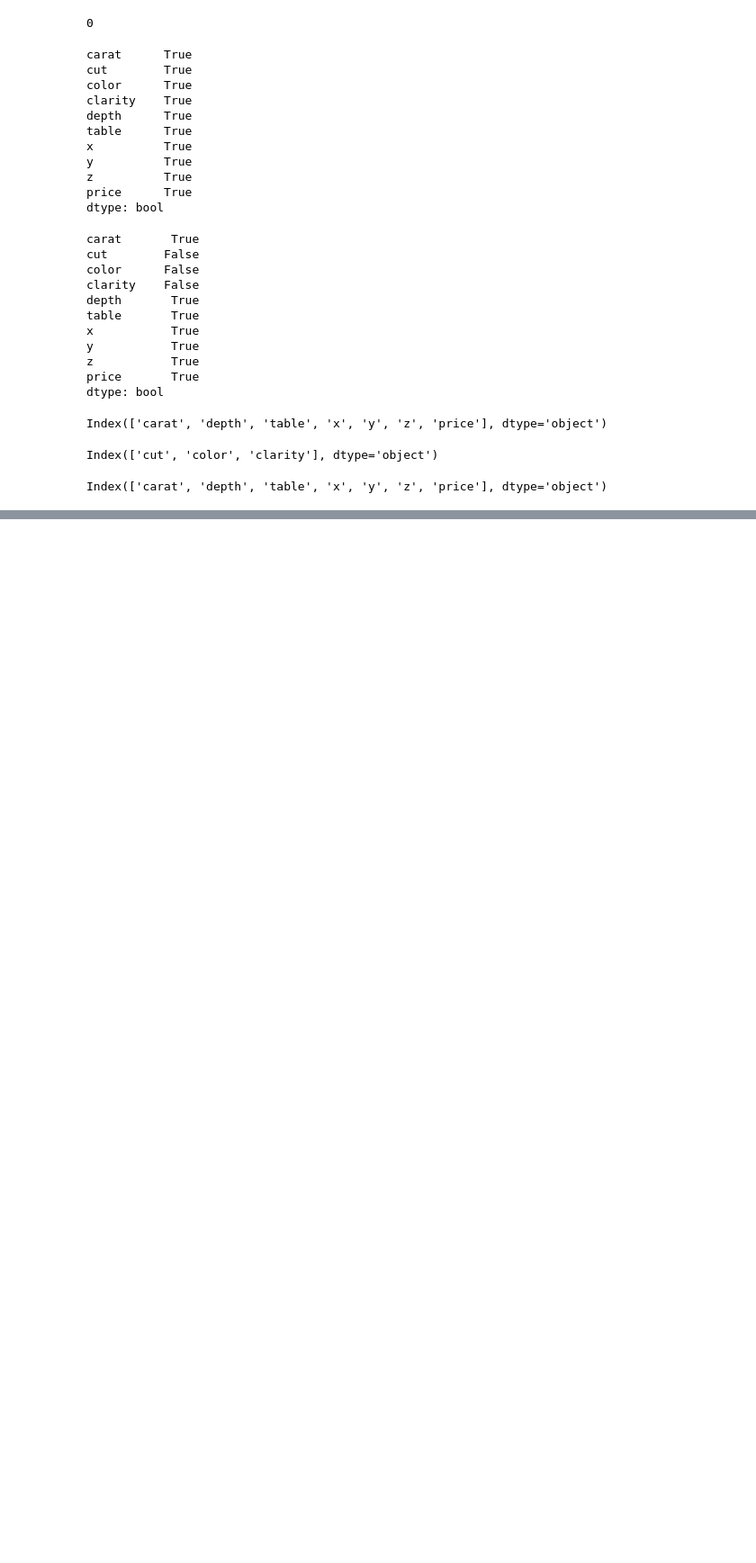
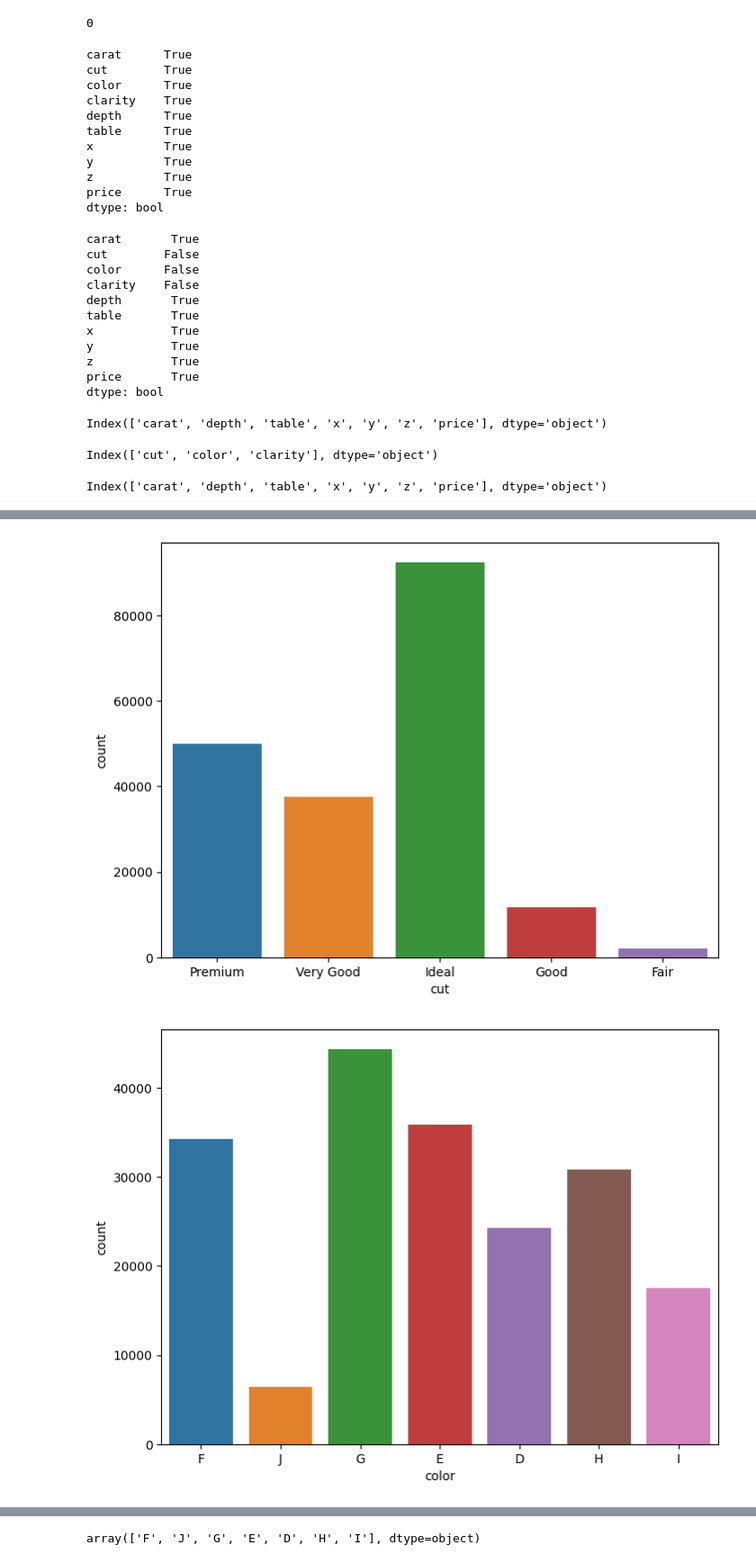
Before and after one commit to tarunsirpi/ml_bootcamp_project, a Jupyter notebook: notebooks/EDA.ipynb, the cells around one changed output, grey strips where cells are left out. Shown at 90% size. Drawn from its saved outputs; the diff is of its cells as text; code cells hidden in the pictures; blank space fills up the shorter version.

```diff
--- a/notebooks/EDA.ipynb
+++ b/notebooks/EDA.ipynb
@@ -89,0 +141,8 @@ Index(['carat', 'depth', 'table', 'x', 'y', 'z', 'price'], dtype='object')
+# %%
+for i in categorical_column:
+  plt.figure(figsize=(8,6))
+  sns.countplot(data=data,x=i)
+  plt.show
+# %% [output]
+[figure, added]
+[figure, added]
@@ -89,0 +150,4 @@ Index(['carat', 'depth', 'table', 'x', 'y', 'z', 'price'], dtype='object')
+# %%
+data_cat['color'].unique()
+# %% [output]
+array(['F', 'J', 'G', 'E', 'D', 'H', 'I'], dtype=object)
```
Also changed, not shown: parts of 15 cells of this notebook, 1 other file.
